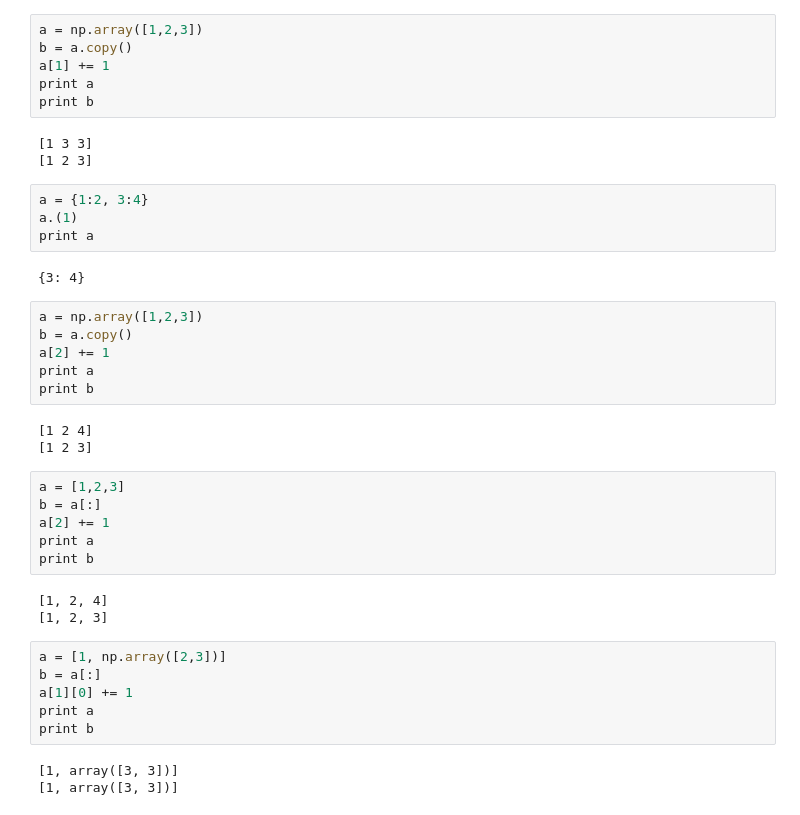
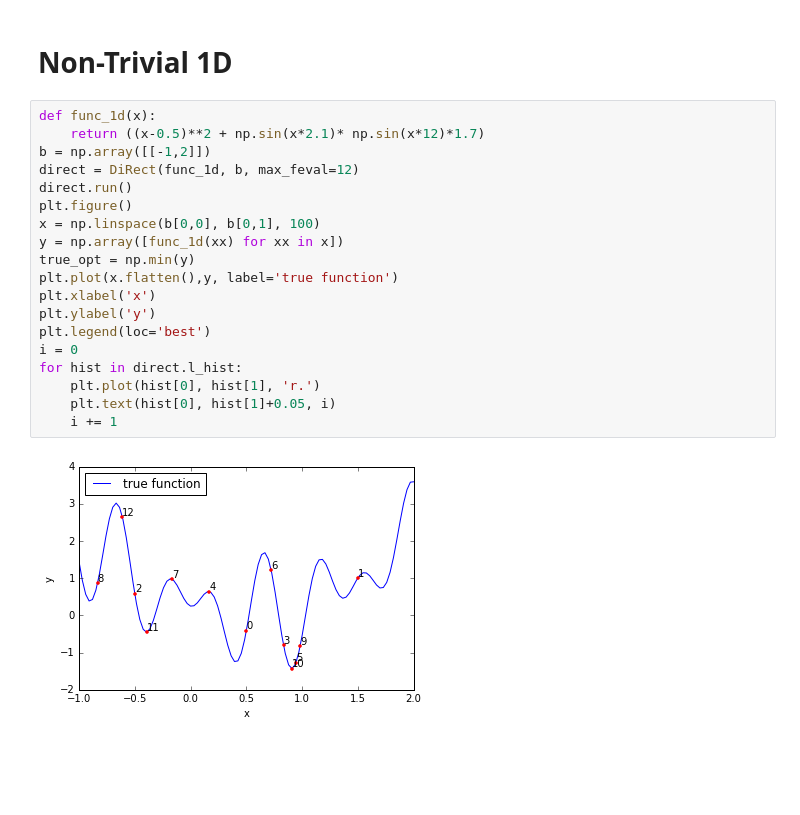
Before and after one commit to swyoon/DiRect, a Jupyter notebook: DiRect_Demo.ipynb, the cells around one changed output. Drawn from its saved outputs; the diff is of its cells as text; blank space fills up the shorter version.

```diff
--- a/DiRect_Demo.ipynb
+++ b/DiRect_Demo.ipynb
@@ -174,42 +27,23 @@ for hist in direct.l_hist:
-# %%
-a = np.array([1,2,3])
-b = a.copy()
-a[1] += 1
-print a
-print b
-# %% [output]
-[1 3 3]
-[1 2 3]
-# %%
-a = {1:2, 3:4}
-a.(1)
-print a
-# %% [output]
-{3: 4}
-# %%
-a = np.array([1,2,3])
-b = a.copy()
-a[2] += 1
-print a
-print b
-# %% [output]
-[1 2 4]
-[1 2 3]
-# %%
-a = [1,2,3]
-b = a[:]
-a[2] += 1
-print a
-print b
-# %% [output]
-[1, 2, 4]
-[1, 2, 3]
-# %%
-a = [1, np.array([2,3])]
-b = a[:]
-a[1][0] += 1
-print a
-print b
-# %% [output]
-[1, array([3, 3])]
-[1, array([3, 3])]
+# %% [markdown]
+# Non-Trivial 1D
+# %%
+def func_1d(x):
+    return ((x-0.5)**2 + np.sin(x*2.1)* np.sin(x*12)*1.7)
+b = np.array([[-1,2]])
+direct = DiRect(func_1d, b, max_feval=12)
+direct.run()
+plt.figure()
+x = np.linspace(b[0,0], b[0,1], 100)
+y = np.array([func_1d(xx) for xx in x])
+true_opt = np.min(y)
+plt.plot(x.flatten(),y, label='true function')
+plt.xlabel('x')
+plt.ylabel('y')
+plt.legend(loc='best')
+i = 0
+for hist in direct.l_hist:
+    plt.plot(hist[0], hist[1], 'r.')
+    plt.text(hist[0], hist[1]+0.05, i)
+    i += 1
+# %% [output]
+[figure, added]
```
Also changed, not shown: parts of 6 cells of this notebook, 1 other file.
